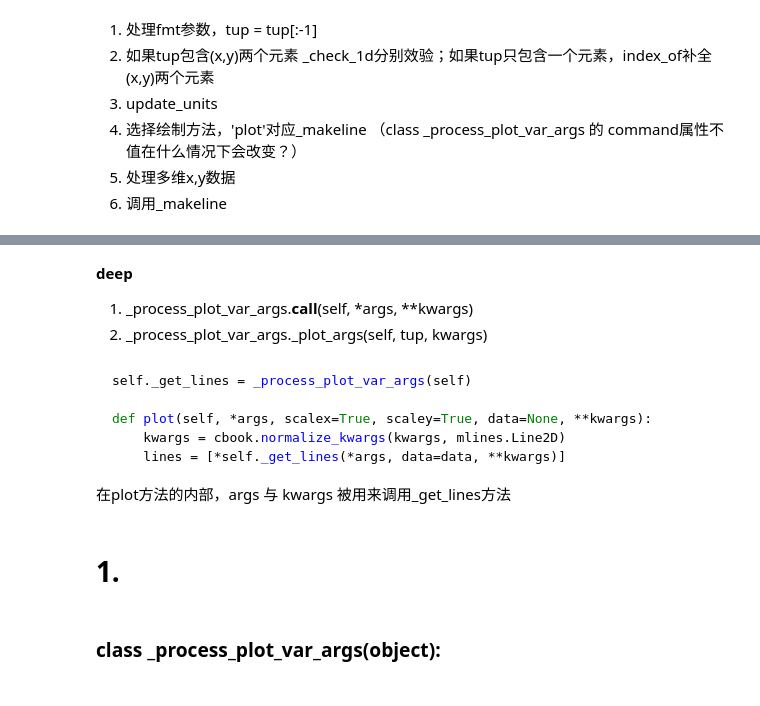
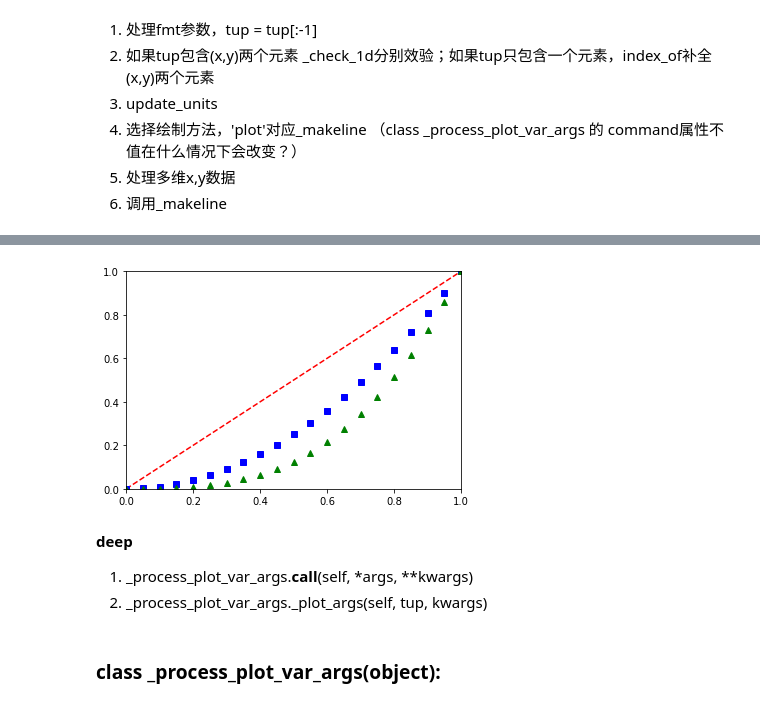
Before and after one commit to darkeggler/data_visualization_notebooks, a Jupyter notebook: Dive_Into_mpl.ipynb, the cells around one changed output, grey strips where cells are left out. Saved outputs shown, nothing was run; the diff lists cells and outputs as text; code cells hidden in the pictures.

````diff
--- a/Dive_Into_mpl.ipynb
+++ b/Dive_Into_mpl.ipynb
@@ -338,19 +532,11 @@ array([0, 1, 2, 3, 4, 5, 6, 7, 8, 9])
+# %%
+fig
+# %% [output]
+[figure, added]
 # %% [markdown]
 **deep**
 
 1. _process_plot_var_args.__call__(self, *args, **kwargs)
 2. _process_plot_var_args._plot_args(self, tup, kwargs)
-# %% [markdown]
-```python
-self._get_lines = _process_plot_var_args(self)
-
-def plot(self, *args, scalex=True, scaley=True, data=None, **kwargs):
-    kwargs = cbook.normalize_kwargs(kwargs, mlines.Line2D)
-    lines = [*self._get_lines(*args, data=data, **kwargs)]
-```
-
-在plot方法的内部，args 与 kwargs 被用来调用_get_lines方法
-# %% [markdown]
-# 1.
 # %% [markdown]
 ### class _process_plot_var_args(object):
````
Also changed, not shown: parts of 29 cells of this notebook.
